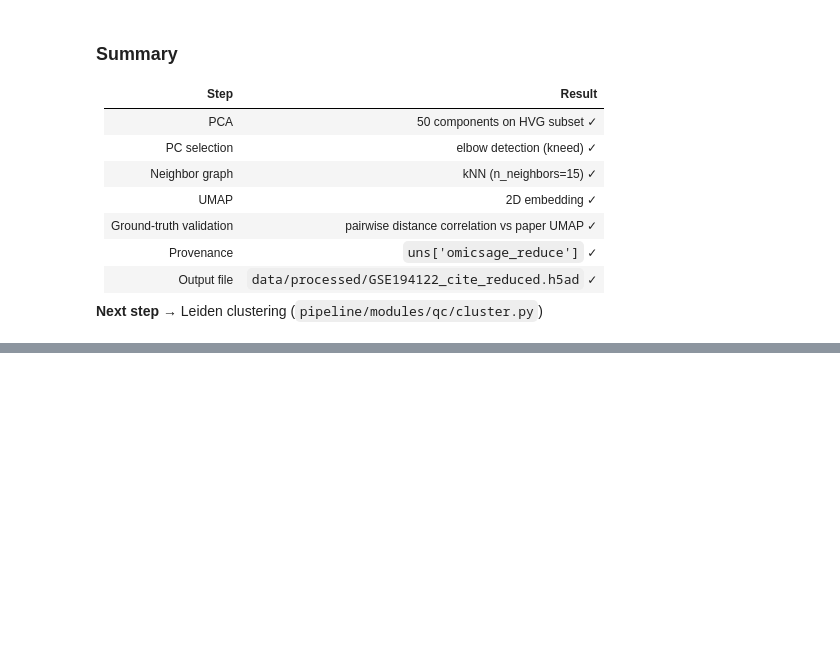
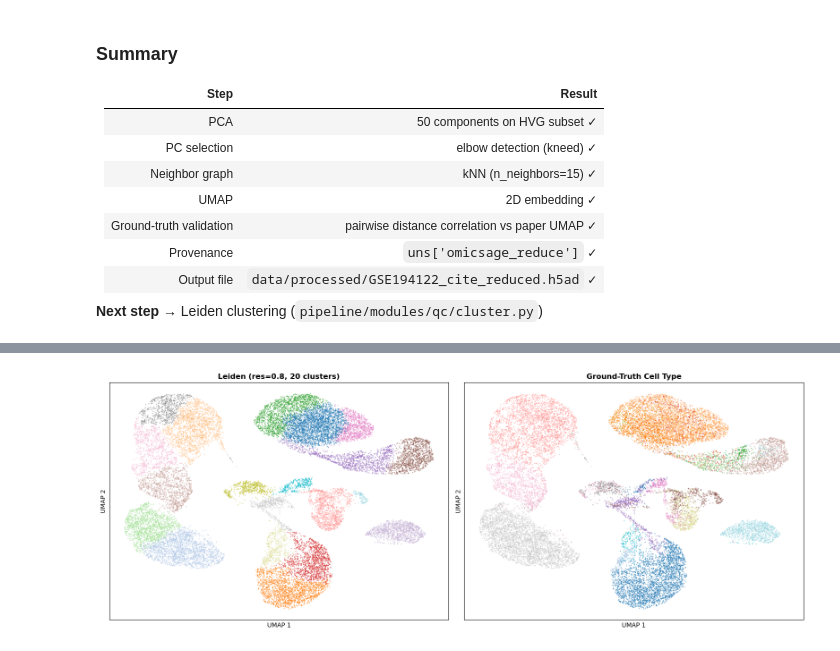
Before and after one commit to fshokor/OmicSage, a Jupyter notebook: notebooks/phase1_qc.ipynb, the cells around one changed output, grey strips where cells are left out. Saved outputs shown, nothing was run; the diff lists cells and outputs as text; code cells hidden in the pictures; blank space fills up the shorter version.

Commit message:
Add clustering

```diff
--- a/notebooks/phase1_qc.ipynb
+++ b/notebooks/phase1_qc.ipynb
@@ -1002,0 +1048,19 @@ Provenance record:
+# %%
+# ------------------------------------------------------------------
+# Run Leiden clustering
+# resolution_range sweeps 5 values; silhouette scores all of them.
+# best_resolution_override pins the selected resolution explicitly —
+# use this to over-cluster before annotation (multiple Leiden clusters
+# per cell type is fine; merging is easier than splitting).
+# Set best_resolution_override=None to revert to silhouette auto-select.
+# ------------------------------------------------------------------
+adata_clustered, metrics_cluster = cluster(
+    adata_reduced,
+    resolution_range=[0.2, 0.4, 0.6, 0.8, 1.0],
+    best_resolution_override=0.8,   # override: more clusters → better for annotation
+    inplace=False,
+)
+print(f'Best resolution : {metrics_cluster["best_resolution"]}')
+print(f'Clusters        : {metrics_cluster["best_n_clusters"]}')
+print(f'Best silhouette : {metrics_cluster["best_silhouette"]:.4f}')
+print(f'Selection method: {adata_clustered.uns["omicsage_cluster"]["resolution_selection"]}')
@@ -1002,0 +1098,43 @@ Provenance record:
+# %%
+# ------------------------------------------------------------------
+# UMAP: best Leiden resolution + ground-truth cell_type side-by-side
+# ------------------------------------------------------------------
+best_res = metrics_cluster['best_resolution']
+best_key = f'leiden_{best_res:.4g}'
+
+fig, axes = plt.subplots(1, 2, figsize=(16, 6))
+
+# Left: Leiden clusters
+labels = adata_clustered.obs[best_key].astype('category')
+unique_labels = labels.cat.categories.tolist()
+cmap = plt.get_cmap('tab20', len(unique_labels))
+color_map = {lbl: cmap(i) for i, lbl in enumerate(unique_labels)}
+colors = [color_map[lbl] for lbl in labels]
+umap = adata_clustered.obsm['X_umap']
+
+axes[0].scatter(umap[:, 0], umap[:, 1], c=colors, s=0.5, alpha=0.5, rasterized=True)
+axes[0].set_title(f'Leiden (res={best_res:.2g}, {len(unique_labels)} clusters)',
+                  fontsize=12, fontweight='bold')
+axes[0].set_xlabel('UMAP 1'); axes[0].set_ylabel('UMAP 2')
+axes[0].set_xticks([]); axes[0].set_yticks([])
+
+# Right: ground-truth cell_type
+if 'cell_type' in adata_clustered.obs.columns:
+    cell_types = adata_clustered.obs['cell_type'].astype(str)
+    unique_ct = sorted(cell_types.unique())
+    cmap_ct = plt.get_cmap('tab20', len(unique_ct))
+    ct_color_map = {ct: cmap_ct(i) for i, ct in enumerate(unique_ct)}
+    ct_colors = [ct_color_map[ct] for ct in cell_types]
+    axes[1].scatter(umap[:, 0], umap[:, 1], c=ct_colors,
+                    s=0.5, alpha=0.5, rasterized=True)
+    axes[1].set_title('Ground-Truth Cell Type', fontsize=12, fontweight='bold')
+else:
+    axes[1].text(0.5, 0.5, "'cell_type' not in obs",
+                 ha='center', va='center', transform=axes[1].transAxes)
+axes[1].set_xlabel('UMAP 1'); axes[1].set_ylabel('UMAP 2')
+axes[1].set_xticks([]); axes[1].set_yticks([])
+
+plt.tight_layout()
+plt.show()
+# %% [output]
+[figure, added]
```
Also changed, not shown: parts of 9 cells of this notebook, 8 other files.
